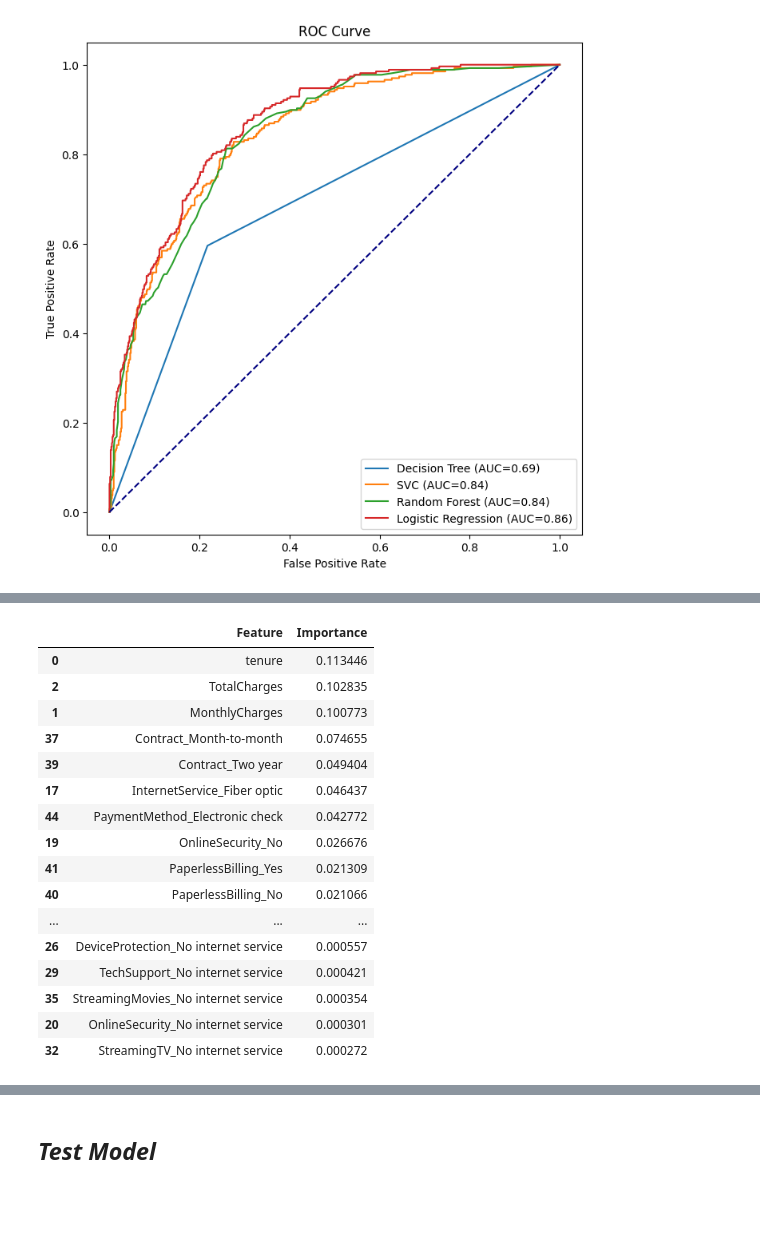
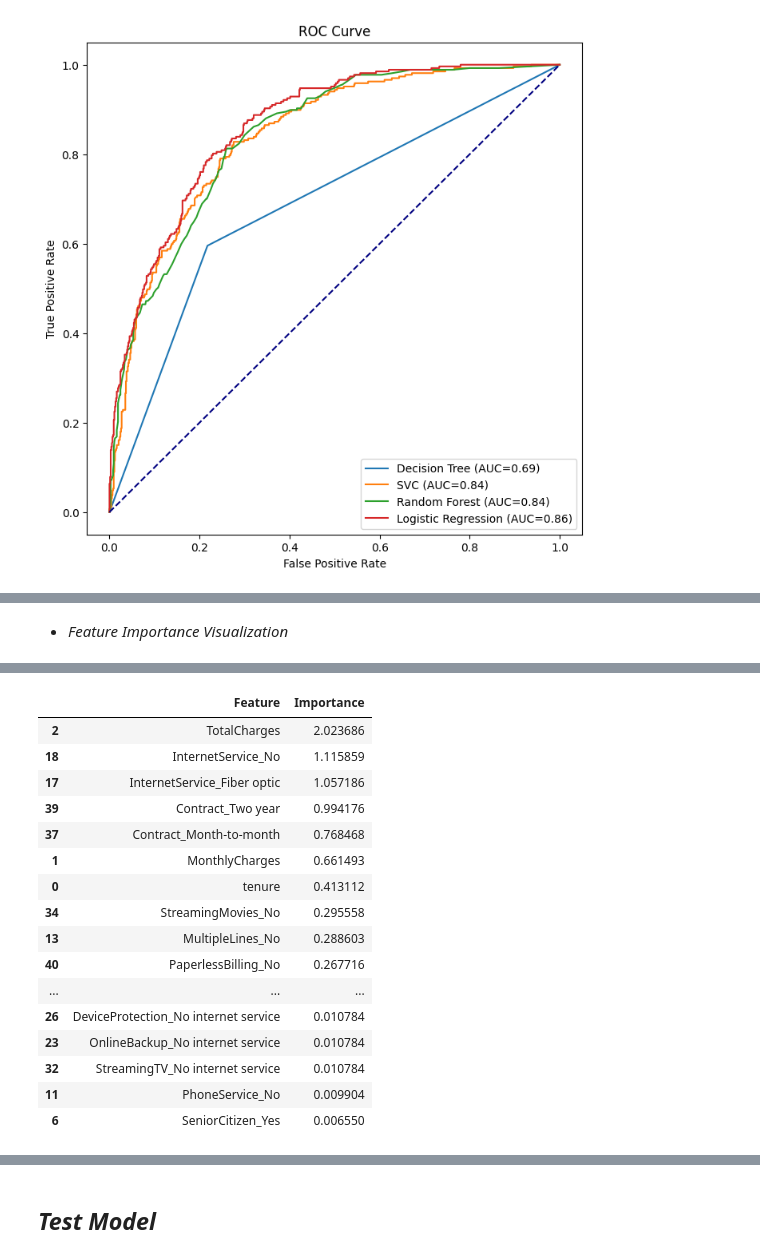
Before and after one commit to zeemanzak/CUSTOMER-CHUN-PREDICTION-AT-VODAFONE-CORPORATION, a Jupyter notebook: notebook/main.ipynb, the cells around one changed output, grey strips where cells are left out. Saved outputs shown, nothing was run; the diff lists cells and outputs as text; code cells hidden in the pictures; blank space fills up the shorter version.

```diff
--- a/notebook/main.ipynb
+++ b/notebook/main.ipynb
@@ -931,3 +945,6 @@ Pipeline(steps=[('preprocessor',
                                                    'PaperlessBilling',
                                                    'PaymentMethod'])])),
                 ('classifier', DecisionTreeClassifier(random_state=42))])
+# %%
+Logistic = unbalanced_pipeline['Logistic Regression']
+Logistic
@@ -1044,5 +1284,7 @@ roc_curve_data['Random Forest'].tail(40)
+# %% [markdown]
+- *Feature Importance Visualization*
 # %%
-feature_columns = forest.named_steps['preprocessor'].get_feature_names_out()
+feature_columns = Logistic.named_steps['preprocessor'].get_feature_names_out()
 feature_columns = np.array([col.split('__')[-1]for col in feature_columns])
 feature_columns
 # %% [output]
@@ -1064,28 +1306,34 @@ array(['tenure', 'MonthlyCharges', 'TotalCharges', 'gender_Female',
        'PaymentMethod_Electronic check', 'PaymentMethod_Mailed check'],
       dtype='<U39')
 # %%
-importances = forest.named_steps['classifier'].feature_importances_
+# Extracting the coefficients
+coefficients = Logistic.named_steps['classifier'].coef_[0]
+importances = np.abs(coefficients)
+
+# Creating the importance DataFrame
 importance_df = pd.DataFrame({
-    'Feature':feature_columns,
+    'Feature': feature_columns,
     'Importance': importances
 })
+
+# Sorting the DataFrame by importance
 importance_df = importance_df.sort_values(by='Importance', ascending=False)
 importance_df
 # %% [output]
 |  | Feature | Importance |
-| 0 | tenure | 0.113446 |
-| 2 | TotalCharges | 0.102835 |
-| 1 | MonthlyCharges | 0.100773 |
-| 37 | Contract_Month-to-month | 0.074655 |
-| 39 | Contract_Two year | 0.049404 |
-| 17 | InternetService_Fiber optic | 0.046437 |
-| 44 | PaymentMethod_Electronic check | 0.042772 |
-| 19 | OnlineSecurity_No | 0.026676 |
-| 41 | PaperlessBilling_Yes | 0.021309 |
-| 40 | PaperlessBilling_No | 0.021066 |
+| 2 | TotalCharges | 2.023686 |
+| 18 | InternetService_No | 1.115859 |
+| 17 | InternetService_Fiber optic | 1.057186 |
+| 39 | Contract_Two year | 0.994176 |
+| 37 | Contract_Month-to-month | 0.768468 |
+| 1 | MonthlyCharges | 0.661493 |
+| 0 | tenure | 0.413112 |
+| 34 | StreamingMovies_No | 0.295558 |
+| 13 | MultipleLines_No | 0.288603 |
+| 40 | PaperlessBilling_No | 0.267716 |
 | ... | ... | ... |
-| 26 | DeviceProtection_No internet service | 0.000557 |
-| 29 | TechSupport_No internet service | 0.000421 |
-| 35 | StreamingMovies_No internet service | 0.000354 |
-| 20 | OnlineSecurity_No internet service | 0.000301 |
-| 32 | StreamingTV_No internet service | 0.000272 |
+| 26 | DeviceProtection_No internet service | 0.010784 |
+| 23 | OnlineBackup_No internet service | 0.010784 |
+| 32 | StreamingTV_No internet service | 0.010784 |
+| 11 | PhoneService_No | 0.009904 |
+| 6 | SeniorCitizen_Yes | 0.006550 |
```
Also changed, not shown: parts of 47 cells of this notebook, 3 other files.
